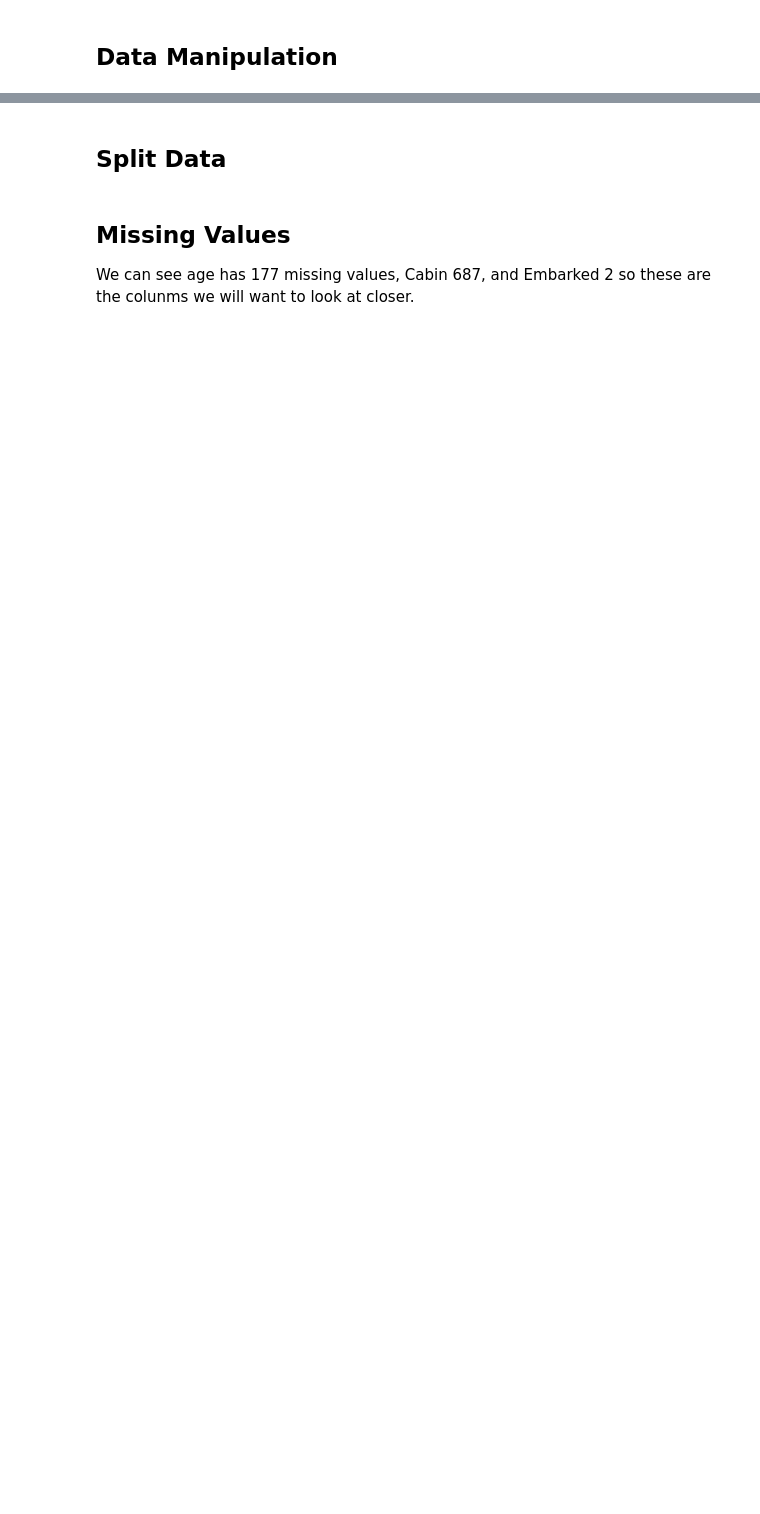
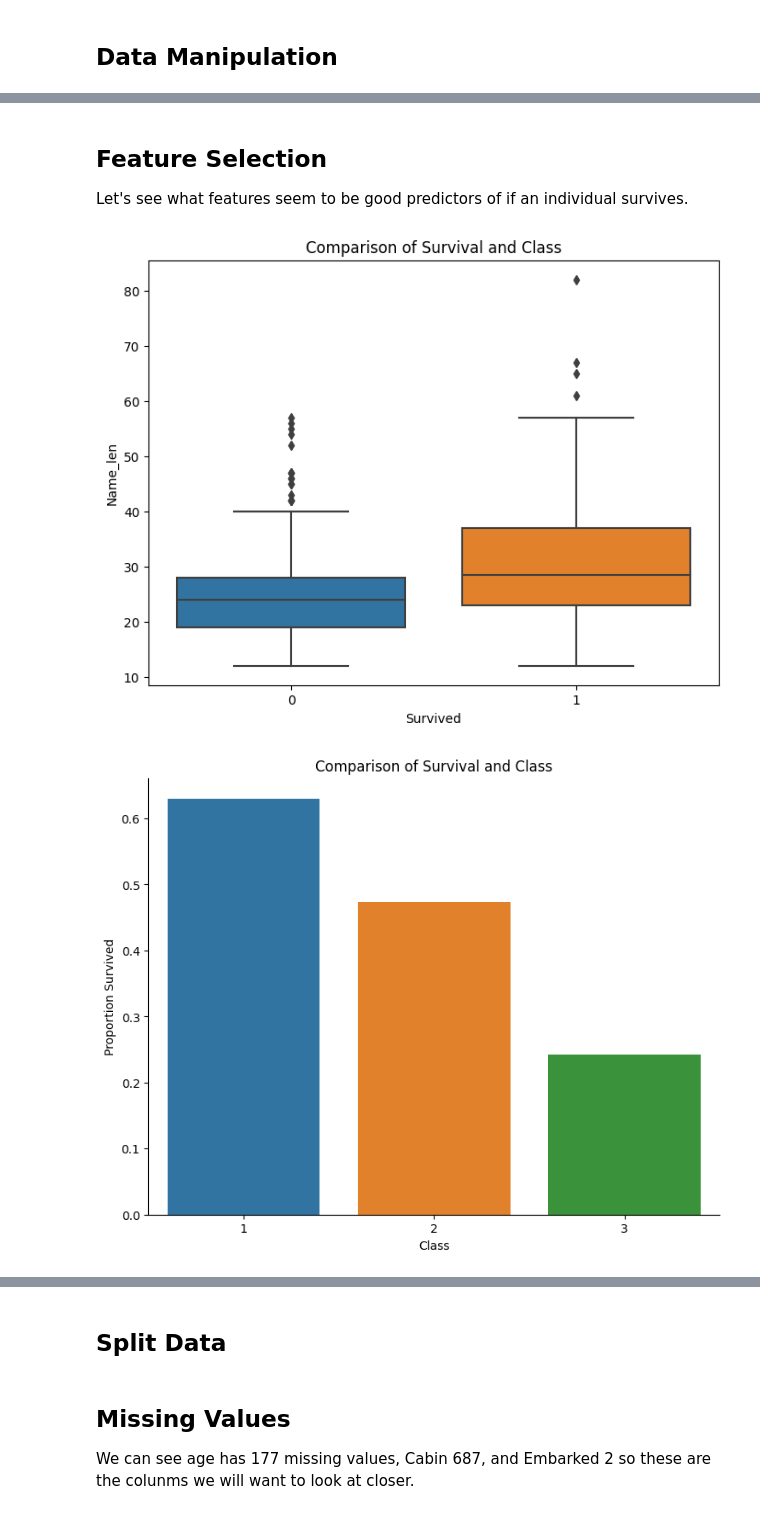
Before and after one commit to gclembo/kaggle-titanic-predictions, a Jupyter notebook: kaggle-titanic-predictions.ipynb, the cells around one changed output, grey strips where cells are left out. Cells and saved outputs as stored; diff of their text form; code cells hidden in the pictures; blank space fills up the shorter version.

```diff
--- a/kaggle-titanic-predictions.ipynb
+++ b/kaggle-titanic-predictions.ipynb
@@ -38,7 +40,9 @@ train_data.head()
 # %%
 def wrangle_data(df):
     df = df.assign(Mrs = df["Name"].str.contains("Mrs. ", case=False))
+    df = df.assign(Miss = df["Name"].str.contains("Miss. ", case=False))
     df = df.assign(Mr = df["Name"].str.contains("Mr. ", case=False))
+    df = df.assign(Name_len = df["Name"].str.len())
     return df
 
 train_data = wrangle_data(train_data)
@@ -50,3 +54,51 @@ train_data.head()
 | 2 | 3 | 1 | 3 | Heikkinen, Miss. Laina | female | 26.0 | 0 | 0 | STON/O2. 3101282 | 7.9250 | ... |
 | 3 | 4 | 1 | 1 | Futrelle, Mrs. Jacques Heath (Lil... | female | 35.0 | 1 | 0 | 113803 | 53.1000 | ... |
 | 4 | 5 | 0 | 3 | Allen, Mr. William Henry | male | 35.0 | 0 | 0 | 373450 | 8.0500 | ... |
+# %% [markdown]
+## Feature Selection
+
+Let's see what features seem to be good predictors of if an individual survives.
+# %%
+import matplotlib.pyplot as plt
+import seaborn as sns
+
+
+plt.figure(figsize=(8, 6))
+plt.title("Comparison of Survival and Class")
+sns.boxplot(data=train_data, x="Survived", y="Name_len")
+
+class_plot = sns.catplot(data=train_data, x="Pclass", y="Survived", kind="bar", errorbar=None)
+class_plot.fig.set_size_inches(8, 6)
+class_plot.ax.set_title("Comparison of Survival and Class")
+class_plot.ax.set_ylabel("Proportion Survived")
+class_plot.ax.set_xlabel("Class")
+
+sex_plot = sns.catplot(data=train_data, x="Sex", y="Survived", kind="bar", errorbar=None)
+sex_plot.fig.set_size_inches(8, 6)
+sex_plot.ax.set_title("Comparison of Survival and Sex")
+sex_plot.ax.set_ylabel("Proportion Survived")
+
+embarked_plot = sns.catplot(data=train_data, x="Embarked", y="Survived", kind="bar", errorbar=None)
+embarked_plot.fig.set_size_inches(8, 6)
+embarked_plot.ax.set_title("Comparison of Survival and Embarking Location")
+embarked_plot.ax.set_ylabel("Proportion Survived")
+
+mrs_plot = sns.catplot(data=train_data.loc[train_data.Sex == "female"], x="Mrs", y="Survived", kind="bar", errorbar=None)
+mrs_plot.fig.set_size_inches(8, 6)
+mrs_plot.ax.set_title("Comparison of Survival and Women with 'Mrs' in Name")
+mrs_plot.ax.set_ylabel("Proportion Survived")
+
+miss_plot = sns.catplot(data=train_data.loc[train_data.Sex == "female"], x="Miss", y="Survived", kind="bar", errorbar=None)
+miss_plot.fig.set_size_inches(8, 6)
+miss_plot.ax.set_title("Comparison of Survival and and Women with 'Miss' in Name")
+miss_plot.ax.set_ylabel("Proportion Survived")
+
+mr_plot = sns.catplot(data=train_data.loc[train_data.Sex == "male"], x="Mr", y="Survived", kind="bar", errorbar=None)
+mr_plot.fig.set_size_inches(8, 6)
+mr_plot.ax.set_title("Comparison of Survival and and Men with 'Mr' in Name")
+mr_plot.ax.set_ylabel("Proportion Survived")
+
+plt.show()
+# %% [output]
+[figure, added]
+[figure, added]
```
Also changed, not shown: parts of 11 cells of this notebook.
